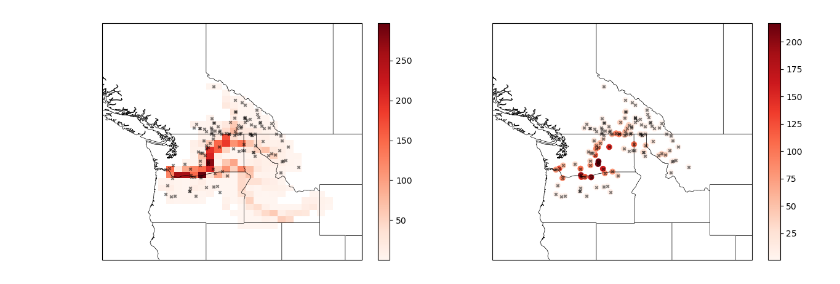
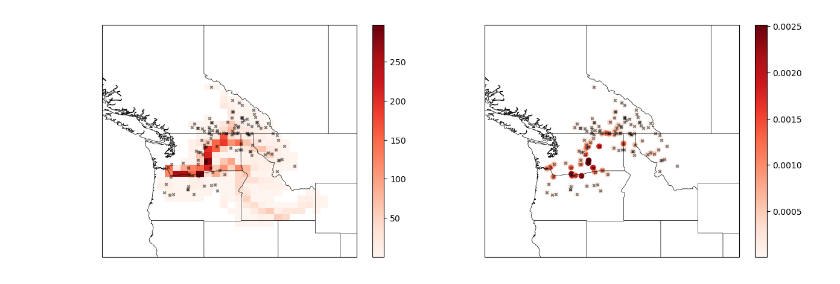
Before and after one commit to Smpljack/AR-analysis, a Jupyter notebook: grdc_discharge_analysis.ipynb, the cells around one changed output. Drawn from its saved outputs; the diff is of its cells as text; code cells hidden in the pictures.

Commit message:
Correctly account for catchment area in discharge analysis.

```diff
--- a/grdc_discharge_analysis.ipynb
+++ b/grdc_discharge_analysis.ipynb
@@ -33,10 +38,12 @@ region
 grdc = xr.open_dataset(
     '/home/Marc.Prange/work/2024-04-03_20-55/GRDC-Daily.nc'
     )
-grdc_dsch = (grdc.runoff_mean * 1000 / grdc.area / 1e6).mean('id')
+grdc['dsch'] = (grdc.runoff_mean * 1000 / grdc.area / 1e6)
 
 region = gpd.read_file('/home/Marc.Prange/work/2024-04-03_20-55/stationbasins.geojson')
-# region = region.loc[region['river'] == 'SAN JOAQUIN RIVER']
-region_cmb_geometry = unary_union([region.loc[i].geometry for i in range(len(region))])
+grdc = grdc.isel(id=np.isin(grdc.id, region.grdc_no))
+region = region.loc[np.isin(region.grdc_no, grdc.id)]
+region_cmb_geometry = unary_union(region.geometry)
 region_cmb_geometry
+grdc
 # %% [output]
@@ -90,0 +67,12 @@ Coordinates:
+# %%
+paths = [p for p in
+ glob.glob('/archive/Marc.Prange/na_data/c192L33_am4p0_amip_HIRESMIP_nudge_wind_1951_2020/'
+           'c192L33_am4p0_amip_HIRESMIP_nudge_wind_1951_2020_na_*.nc')
+ if int(p[-7:-3]) in range(1990, 2020)]
+
+model_data = xr.open_mfdataset(paths).load()
+model_river_static = arp.sel_na(arp.lon_360_to_180(xr.open_dataset(
+    '/archive/Ming.Zhao/awg/2022.03/c192L33_am4p0_amip_HIRESMIP_nudge_wind_1951_2020/gfdl.ncrc4-intel-prod-openmp/pp/river/'
+    'river.static.nc')))
+model_data['vol_discharge'] = model_data.rv_o_h2o * model_river_static.land_area / 1000
+model_data['vol_runoff'] = model_data.mrro * model_river_static.land_area / 1000
@@ -91,3 +117,16 @@ Coordinates:
+# %%
+model_gauge_dsch = [model_data.rv_o_h2o.interp(lat=lat, lon=lon, method='nearest')
+                    for lat, lon in zip(region.lat_org, region.long_org)]
+model_gauge_vol_dsch = [model_data.vol_discharge.interp(lat=lat, lon=lon, method='nearest')
+                    for lat, lon in zip(region.lat_org, region.long_org)]
+model_gauge_dsch = xr.Dataset(
+    data_vars={
+        'rv_o_h2o': (('id', 'time'), np.array(model_gauge_dsch)),
+        'vol_discharge': (('id', 'time'), np.array(model_gauge_vol_dsch)),
+        'lat': (('id'), [d.lat for d in model_gauge_dsch]),
+        'lon': (('id'), [d.lon for d in model_gauge_dsch]),
+        },
+    coords={'id': grdc.id, 'time': model_data.time.values})
 # %%
 model_basin_mask = xr.DataArray(
     data=np.array([[region_cmb_geometry.contains(Point(lon, lat))
@@ -98,33 +137,33 @@ model_basin_mask = xr.DataArray(
 # %%
 fig = plt.figure(figsize=(15, 5))
 ax1 = fig.add_subplot(121, projection=ccrs.PlateCarree())
 pc = ax1.pcolormesh(
     model_data.lon, model_data.lat,
     model_data.isel(time=100).where(model_basin_mask).rv_o_h2o*86400,
     cmap='Reds'
     )
 fig.colorbar(pc)
 ax1.scatter(region.long_org, region.lat_org, marker='x', color='black', s=10, alpha=0.5)
 
 ax2 = fig.add_subplot(122, projection=ccrs.PlateCarree())
 s = ax2.scatter(
-    [d.lon for d in model_gauge_dsch], [d.lat for d in model_gauge_dsch],
-    c=[d.isel(time=100)*86400 for d in model_gauge_dsch],
+    model_gauge_dsch.lon, model_gauge_dsch.lat,
+    c=model_gauge_dsch.rv_o_h2o.isel(time=100),
     cmap='Reds'
     )
 ax2.scatter(region.long_org, region.lat_org, marker='x', color='black', s=10, alpha=0.5)
 fig.colorbar(s)
 for ax in [ax1, ax2]:
     ax.set_extent([region.long_org.min()-5, region.long_org.max()+5, region.lat_org.min()-5, region.lat_org.max()+5], crs=ccrs.PlateCarree())
     ax.coastlines("10m", linewidth=0.5)
     # axis.add_feature(cfeature.LAKES.with_scale('10m'), facecolor='tab:blue', edgecolor='tab:blue', linewidth=0.5)
     # axis.add_feature(cfeature.RIVERS.with_scale('10m'), edgecolor='tab:blue', linewidth=0.5)
     ax.add_feature(cfeature.BORDERS.with_scale('10m'), edgecolor='black', linewidth=0.5)
     states_provinces = cfeature.NaturalEarthFeature(
         category='cultural',
         name='admin_1_states_provinces_lines',
         scale='50m',
         facecolor='none')
     ax.add_feature(states_provinces, edgecolor='black', linewidth=0.5)
 # %% [output]
-[figure, old version]
+[figure, new version]
```
Also changed, not shown: parts of 16 cells of this notebook.
